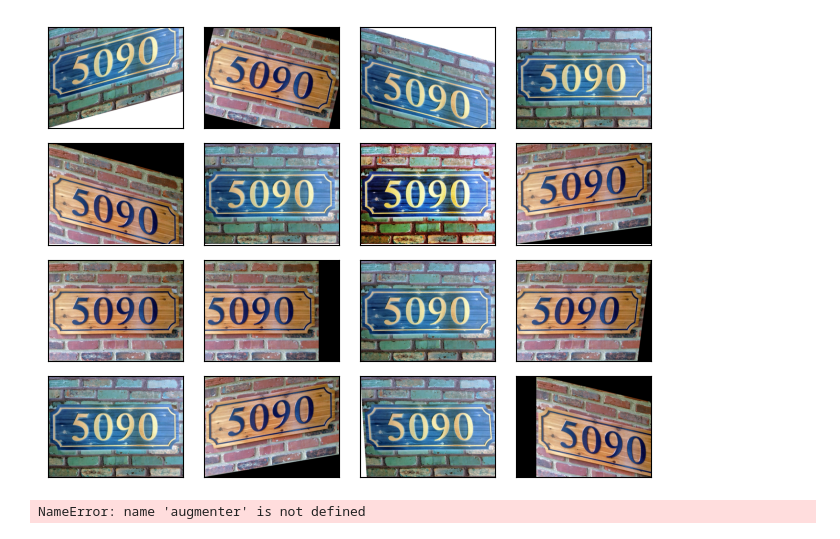
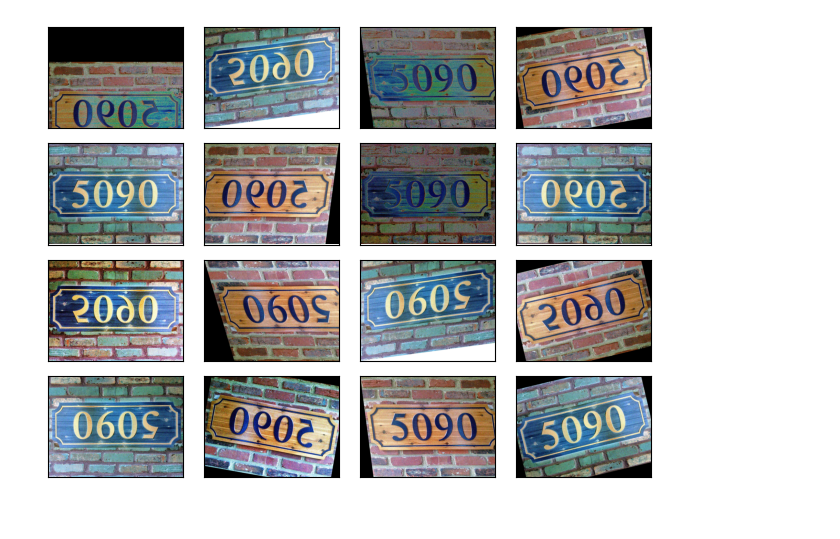
Before and after one commit to stsievert/adadamp-experiments, a Jupyter notebook: exp-autoencoder/eg_input_output.ipynb, the cells around one changed output. Saved outputs shown, nothing was run; the diff lists cells and outputs as text; code cells hidden in the pictures.

```diff
--- a/exp-autoencoder/eg_input_output.ipynb
+++ b/exp-autoencoder/eg_input_output.ipynb
@@ -17,15 +17,25 @@ torch.manual_seed(0)
 from helpers import plot
 orig_img = Image.open('house_num.jpg')
 # %%
-policy = v2.AutoAugmentPolicy.SVHN
-augmenter = v2.AutoAugment(policy)
+transform_train = v2.Compose([
+    v2.ToImage(),
+    v2.RandomHorizontalFlip(),
+    v2.RandomVerticalFlip(),
+    v2.ToDtype(torch.float32, scale=True),
+    v2.GaussianNoise(sigma=0.10),
+    v2.AutoAugment(v2.AutoAugmentPolicy.SVHN),
+    # v2.ColorJitter(),
+    # v2.RandomGrayscale(),
+    #v2.Lambda(scale),
+])
+# augmenter = v2.AutoAugment(policy)
 imgs = [
-    [augmenter(orig_img) for _ in range(4)]
+    [transform_train(orig_img) for _ in range(4)]
     for _ in range(4)
 ]
 plot(imgs)
 # %% [output]
-[figure, old version]
+[figure, new version]
 # %%
 policies = [v2.AutoAugmentPolicy.SVHN]
 augmenters = [v2.AutoAugment(policy) for policy in policies]
@@ -36,5 +46,3 @@ imgs = [
 row_title = [str(policy).split('.')[-1] for policy in policies]
 w = 16
 plot([[orig_img] + row for row in imgs], figsize=(len(imgs) * w, w))
-# %% [output]
-NameError: name 'augmenter' is not defined
```
Also changed, not shown: 4 other files.
